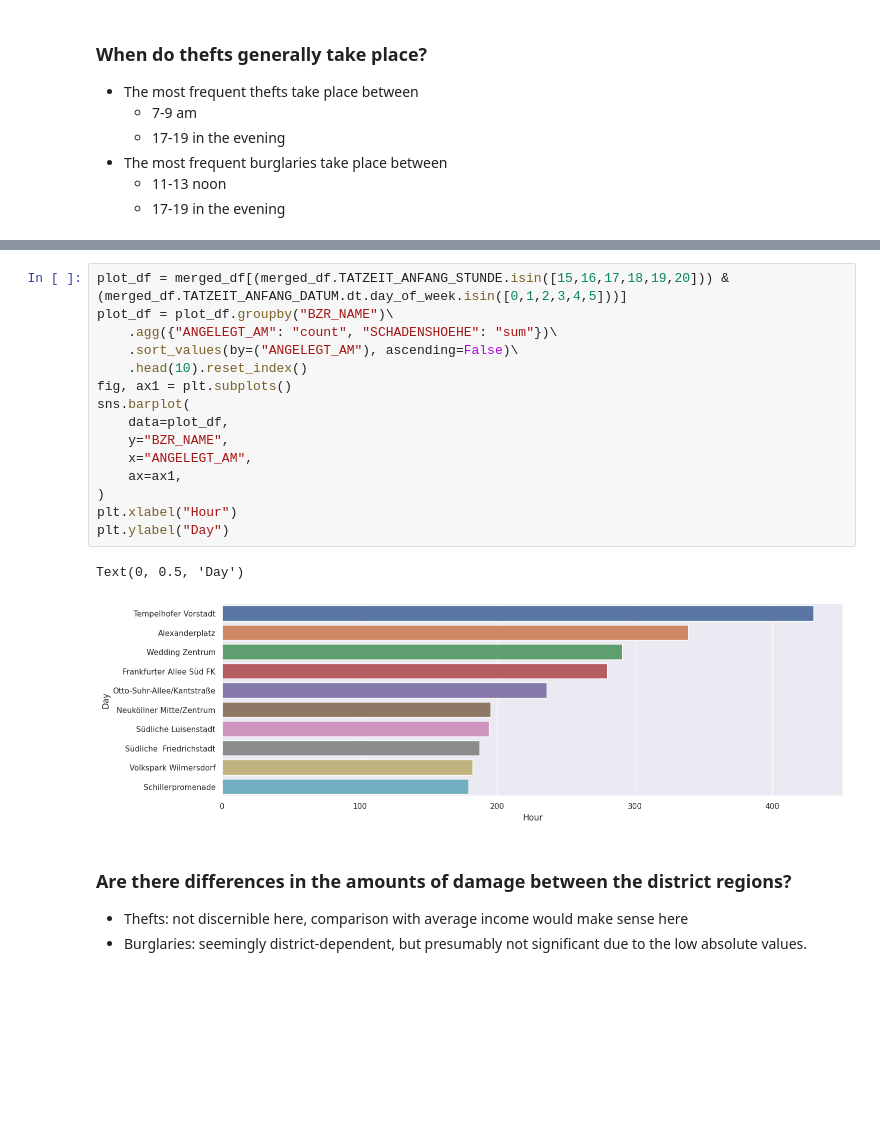
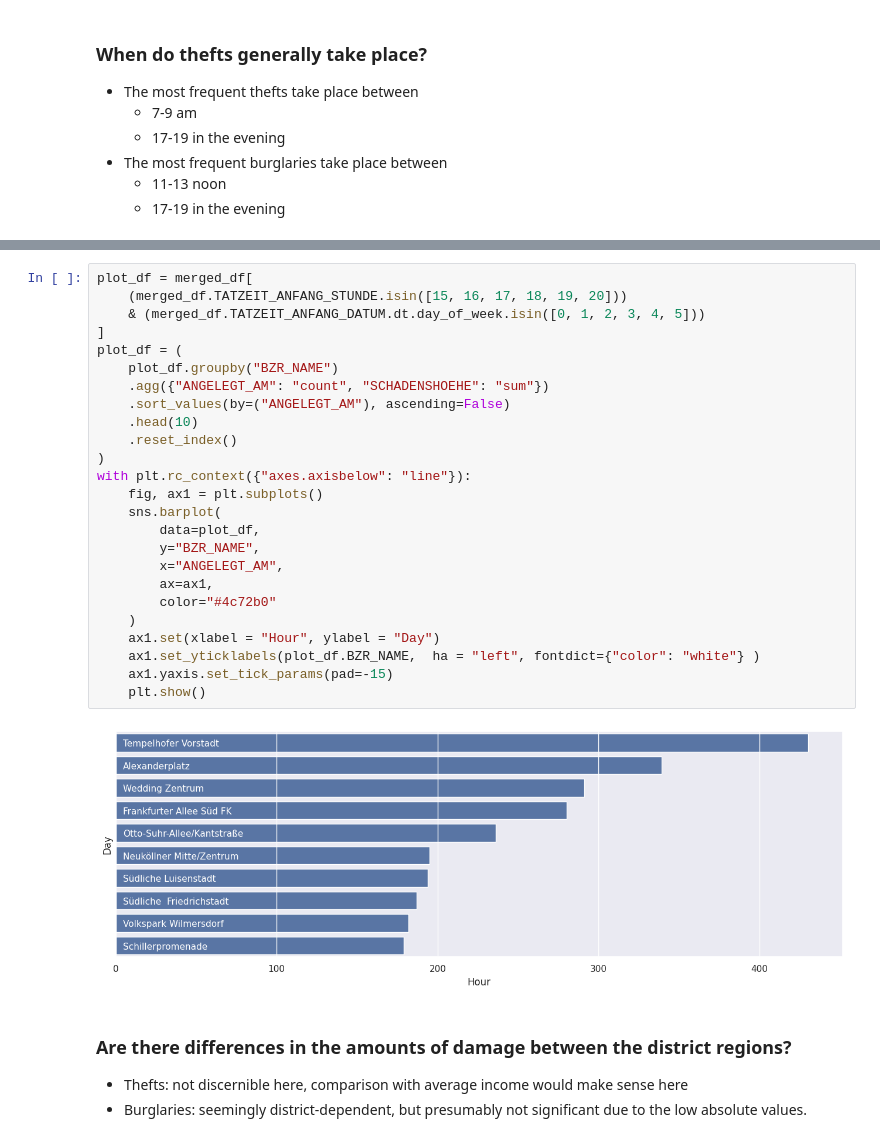
Before and after one commit to adrian-baumann/application_challenge, a Jupyter notebook: exploration.ipynb, the cells around one changed output, grey strips where cells are left out. Saved outputs shown, nothing was run; the diff lists cells and outputs as text; blank space fills up the shorter version.

```diff
--- a/exploration.ipynb
+++ b/exploration.ipynb
@@ -320,21 +339,30 @@ Text(166.25, 0.5, 'Day')
 # %%
-plot_df = merged_df[(merged_df.TATZEIT_ANFANG_STUNDE.isin([15,16,17,18,19,20])) & (merged_df.TATZEIT_ANFANG_DATUM.dt.day_of_week.isin([0,1,2,3,4,5]))]
-plot_df = plot_df.groupby("BZR_NAME")\
-    .agg({"ANGELEGT_AM": "count", "SCHADENSHOEHE": "sum"})\
-    .sort_values(by=("ANGELEGT_AM"), ascending=False)\
-    .head(10).reset_index()
-fig, ax1 = plt.subplots()
-sns.barplot(
-    data=plot_df,
-    y="BZR_NAME",
-    x="ANGELEGT_AM",
-    ax=ax1,
+plot_df = merged_df[
+    (merged_df.TATZEIT_ANFANG_STUNDE.isin([15, 16, 17, 18, 19, 20]))
+    & (merged_df.TATZEIT_ANFANG_DATUM.dt.day_of_week.isin([0, 1, 2, 3, 4, 5]))
+]
+plot_df = (
+    plot_df.groupby("BZR_NAME")
+    .agg({"ANGELEGT_AM": "count", "SCHADENSHOEHE": "sum"})
+    .sort_values(by=("ANGELEGT_AM"), ascending=False)
+    .head(10)
+    .reset_index()
 )
-plt.xlabel("Hour")
-plt.ylabel("Day")
+with plt.rc_context({"axes.axisbelow": "line"}):
+    fig, ax1 = plt.subplots()
+    sns.barplot(
+        data=plot_df,
+        y="BZR_NAME",
+        x="ANGELEGT_AM",
+        ax=ax1,
+        color="#4c72b0"
+    )
+    ax1.set(xlabel = "Hour", ylabel = "Day")
+    ax1.set_yticklabels(plot_df.BZR_NAME,  ha = "left", fontdict={"color": "white"} )
+    ax1.yaxis.set_tick_params(pad=-15)
+    plt.show()
 # %% [output]
-Text(0, 0.5, 'Day')
-[figure, old version]
+[figure, new version]
 # %% [markdown]
 ### Are there differences in the amounts of damage between the district regions?
 - Thefts: not discernible here, comparison with average income would make sense here
```
Also changed, not shown: parts of 11 cells of this notebook.
